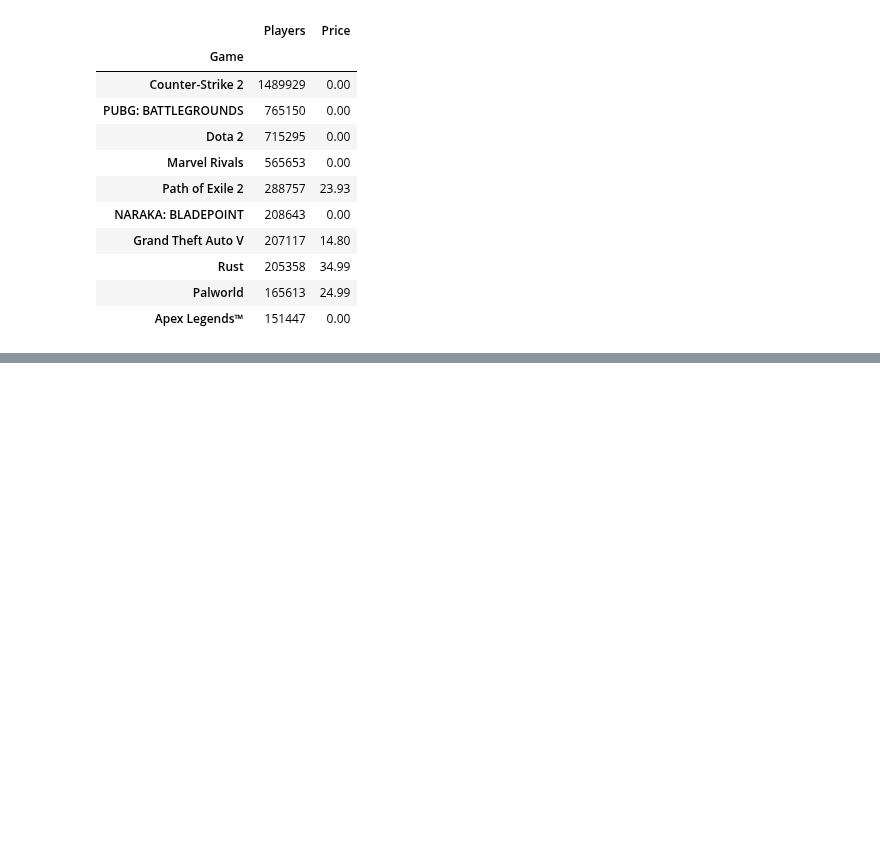
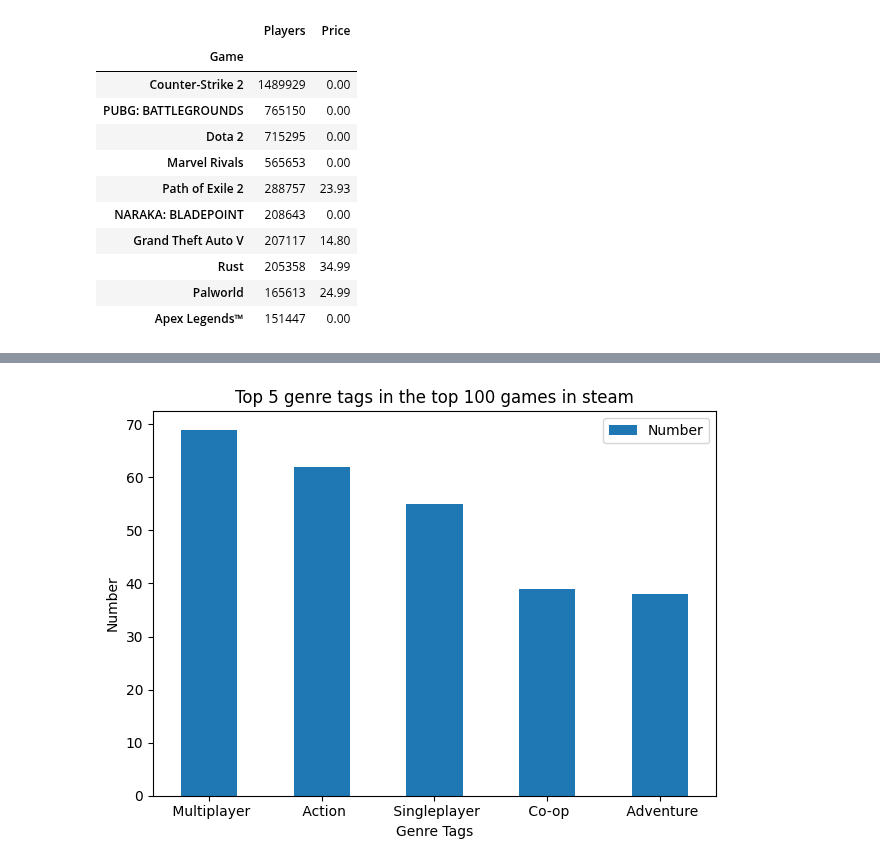
Before and after one commit to johnsandsjo/data-visualisation-john-sandsjo-de24, a Jupyter notebook: exercises/exercise0/exercise0_1.ipynb, the cells around one changed output, grey strips where cells are left out. Cells and saved outputs as stored; diff of their text form; code cells hidden in the pictures; blank space fills up the shorter version.

```diff
--- a/exercises/exercise0/exercise0_1.ipynb
+++ b/exercises/exercise0/exercise0_1.ipynb
@@ -167,4 +179,4 @@ top_10_genres
 # %%
-hej= top_10_genres["Genre"].explode("Genre")
-hej
+df_all_genres = df_genres["Genre Tags"].explode("Genre Tags").to_frame()
+df_all_genres
 # %% [output]
@@ -234,0 +209,4 @@ all_genres.groupby(["Genre"]).sum().sort_values("Players", ascending=False).head
+# %%
+#instead do a groupby I don't get that
+df_top5_genres= df_all_genres.groupby("Genre Tags").size().sort_values(ascending=False).iloc[1:6].to_frame(name="Number")
+df_top5_genres
@@ -234,0 +221,9 @@ all_genres.groupby(["Genre"]).sum().sort_values("Players", ascending=False).head
+# %%
+ax = df_top5_genres.plot(kind="bar", title= "Top 5 genre tags in the top 100 games in steam")
+ax.set_ylabel("Number")
+ax.tick_params(axis="x", labelrotation=0)
+fig = ax.get_figure()
+fig.tight_layout()
+fig.savefig("../figures/ex0_1_b")
+# %% [output]
+[figure, added]
```
Also changed, not shown: parts of 13 cells of this notebook, 5 other files.
